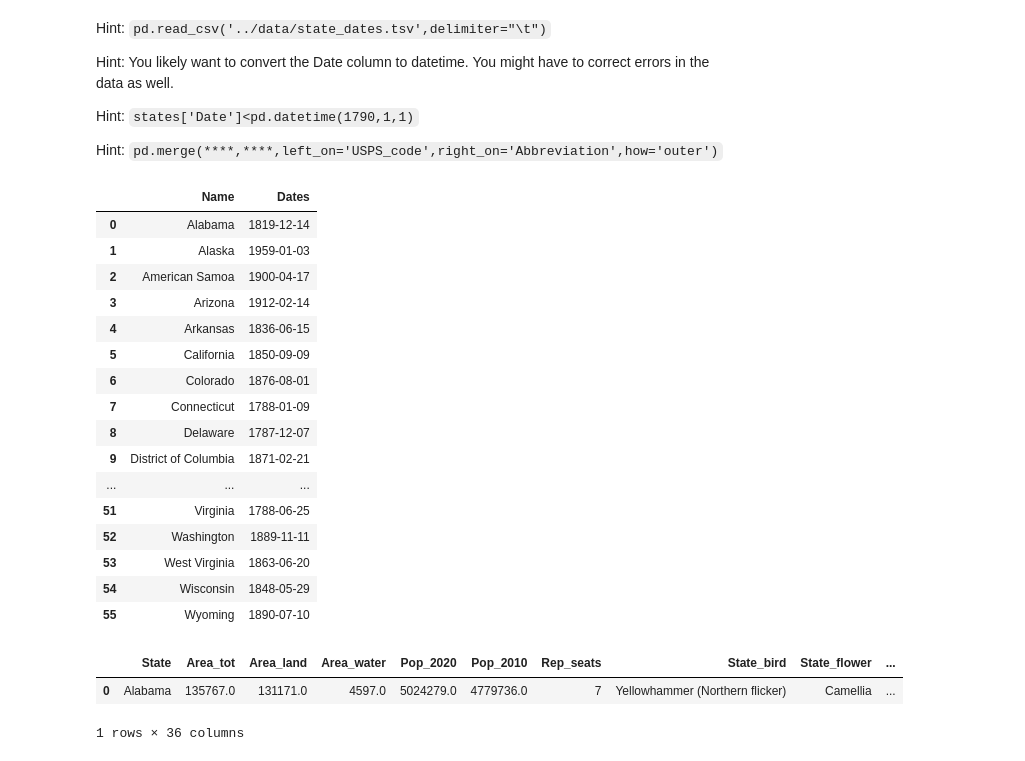
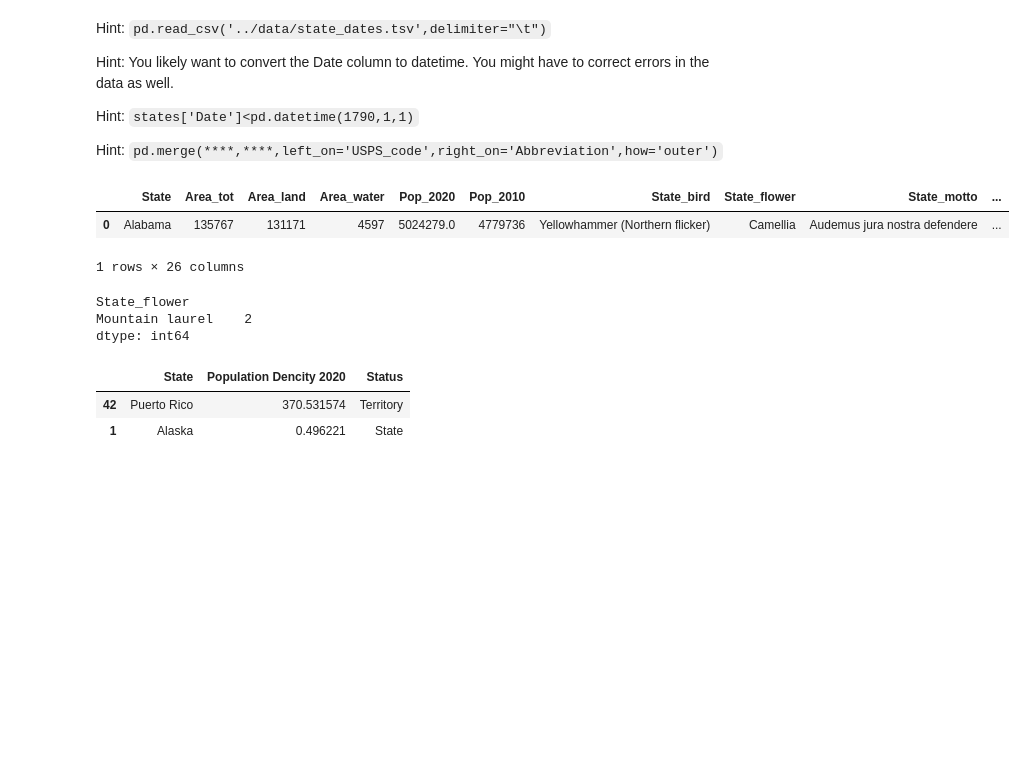
Before and after one commit to shelbym98/ds_1300_notebooks, a Jupyter notebook: work/02_assignment.ipynb, the cells around one changed output. Cells and saved outputs as stored; diff of their text form; code cells hidden in the pictures; blank space fills up the shorter version.

```diff
--- a/work/02_assignment.ipynb
+++ b/work/02_assignment.ipynb
@@ -146,36 +131,30 @@ Hint: `pd.merge(****,****,left_on='USPS_code',right_on='Abbreviation',how='outer
 # %%
 StateDates = pd.read_csv('../data/state_dates.tsv',delimiter="\t")
 StateDates['Dates']= pd.to_datetime(StateDates['Date'])
-StateDates[['Name','Dates']]
+#StateDates[['Name','Dates']]
+AllStateData = pd.merge(facts,StateDates,left_on='USPS_code',right_on='Abbreviation',how='outer').drop(columns=['Name','Rep_seats','Motto_trans','difference','growth','same', 'percent difference','Date','GDP_2020', 'GDP_2019', 'Motto_trans'])
+AllStateData.head(1)
 # %% [output]
-|  | Name | Dates |
-| 0 | Alabama | 1819-12-14 |
-| 1 | Alaska | 1959-01-03 |
-| 2 | American Samoa | 1900-04-17 |
-| 3 | Arizona | 1912-02-14 |
-| 4 | Arkansas | 1836-06-15 |
-| 5 | California | 1850-09-09 |
-| 6 | Colorado | 1876-08-01 |
-| 7 | Connecticut | 1788-01-09 |
-| 8 | Delaware | 1787-12-07 |
-| 9 | District of Columbia | 1871-02-21 |
-| ... | ... | ... |
-| 51 | Virginia | 1788-06-25 |
-| 52 | Washington | 1889-11-11 |
-| 53 | West Virginia | 1863-06-20 |
-| 54 | Wisconsin | 1848-05-29 |
-| 55 | Wyoming | 1890-07-10 |
+|  | State | Area_tot | Area_land | Area_water | Pop_2020 | Pop_2010 | State_bird | State_flower | State_motto | ... |
+| 0 | Alabama | 135767 | 131171 | 4597 | 5024279.0 | 4779736 | Yellowhammer (Northern flicker) | Camellia | Audemus jura nostra defendere | ... |
+1 rows × 26 columns
-# %%
-All = pd.merge(facts,StateDates,left_on='State',right_on='Abbreviation',how='outer')
-All.head(1)
-# %% [output]
-|  | State | Area_tot | Area_land | Area_water | Pop_2020 | Pop_2010 | Rep_seats | State_bird | State_flower | ... |
-| 0 | Alabama | 135767.0 | 131171.0 | 4597.0 | 5024279.0 | 4779736.0 | 7 | Yellowhammer (Northern flicker) | Camellia | ... |
-1 rows × 36 columns
 # %%
 #7 - Of the states that joined the United States before 1790, what is the most common state flower?
+AllStateData['before'] = AllStateData['Dates']<pd.datetime(1790,1,1)
+AllStateData[['State','Dates','State_flower','before']].sort_values(by='before', ascending = False)
+AllStateData[AllStateData['before']==True][['State_flower']].value_counts().head(1)
+# %% [output]
+State_flower
+Mountain laurel    2
+dtype: int64
 # %%
 #8 - Which has the larger population density, the most dense US Territory or the least dense state?
+compare = AllStateData[['State','Population Dencity 2020','Status']].sort_values(by='Population Dencity 2020', ascending=False)
+compare.iloc[[3,53],:]
+# %% [output]
+|  | State | Population Dencity 2020 | Status |
+| 42 | Puerto Rico | 370.531574 | Territory |
+| 1 | Alaska | 0.496221 | State |
 # %%
 #9 - Make a graph that plots the populations of the largest city in each entity in the order in which they joined the US.
     #Make the bars black
```
Also changed, not shown: parts of 1 cell of this notebook.
